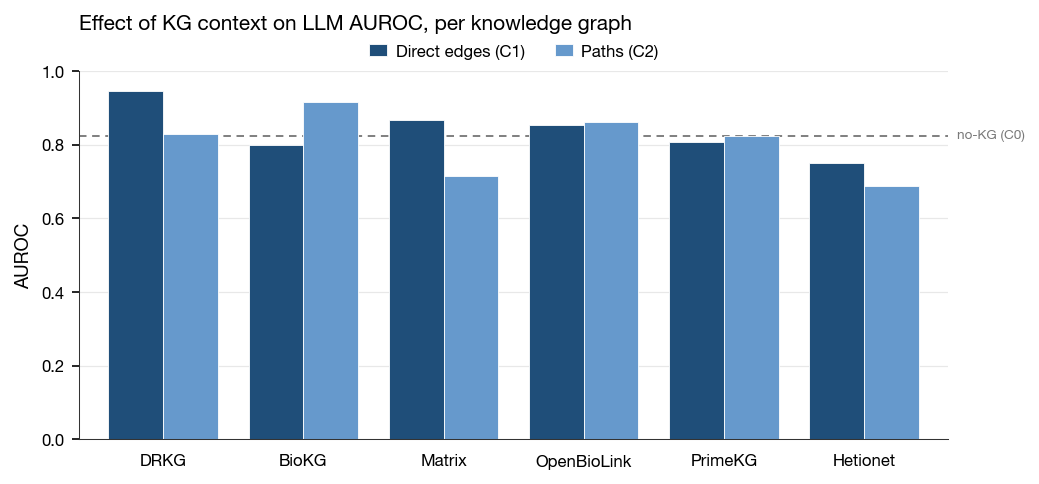
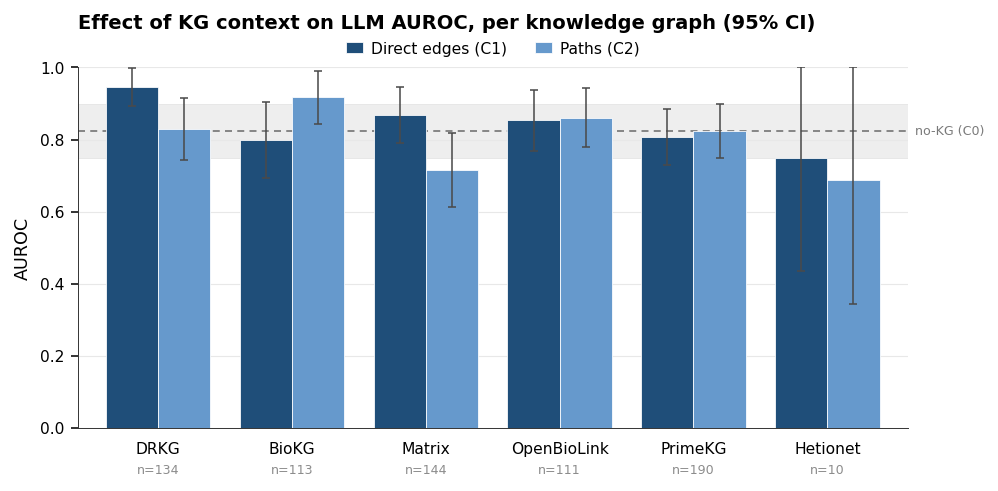
The change to this notebook cell's code, shown as a diff; its figure went from the first image to the second:
--- before
+++ after
@@ -1,5 +1,7 @@
-# Effect of KG context on LLM AUROC, per knowledge graph
+# Effect of KG context on LLM AUROC, per knowledge graph, with 95% CIs.
 # C0 (no KG) is constant across KGs; C1 (direct edges) and C2 (paths) are per-KG.
-C0      = float(auroc_kg['C0_no_kg'].dropna().iloc[0])
+# Error bars are Hanley-McNeil analytic 95% CIs.
+_c0 = auroc_ci_df[auroc_ci_df['condition'] == 'C0_no_kg']
+C0, C0_lo, C0_hi = float(_c0['auroc'].mean()), float(_c0['ci_lo'].mean()), float(_c0['ci_hi'].mean())
 COND    = [c for c in ['C1_direct', 'C2_paths'] if c in auroc_kg.columns]
 CLABEL  = {'C1_direct': 'Direct edges (C1)', 'C2_paths': 'Paths (C2)'}
@@ -11,5 +13,5 @@
 x, w = np.arange(len(kgs)), 0.78 / len(COND)
 
-fig, ax = plt.subplots(figsize=(7.0, 3.3))
+fig, ax = plt.subplots(figsize=(7.2, 3.6))
 ax.set_axisbelow(True)
 ax.yaxis.grid(True, color='#E8E8E8', lw=0.6, zorder=0)
@@ -17,6 +19,12 @@
 for i, c in enumerate(COND):
     vals = [auroc_kg.loc[k, c] for k in kgs]
+    lo   = [auroc_kg.loc[k, c] - cilo_kg.loc[k, c] for k in kgs]
+    hi   = [cihi_kg.loc[k, c] - auroc_kg.loc[k, c] for k in kgs]
     ax.bar(x + (i - (len(COND) - 1) / 2) * w, vals, w,
-           color=CCOLORS[c], label=CLABEL[c], edgecolor='white', linewidth=0.4, zorder=2)
+           color=CCOLORS[c], label=CLABEL[c], edgecolor='white', linewidth=0.4, zorder=2,
+           yerr=[lo, hi], error_kw=dict(ecolor='#4a4a4a', elinewidth=0.8,
+                                        capsize=2, capthick=0.8, zorder=3))
+# no-KG baseline: line plus a shaded 95% CI band.
+ax.axhspan(C0_lo, C0_hi, color='#7a7a7a', alpha=0.12, zorder=0)
 ax.axhline(C0, color='#7a7a7a', lw=0.9, ls=(0, (4, 3)), zorder=1)
 ax.annotate('no-KG (C0)', xy=(1.0, C0), xycoords=('axes fraction', 'data'),
@@ -30,9 +38,15 @@
 ax.tick_params(bottom=False)
 ax.set_xticklabels([KG_LABEL.get(k, k) for k in kgs])
+# pair counts under each KG (wide CIs on low-coverage KGs are expected).
+for i, k in enumerate(kgs):
+    nmax = int(auroc_ci_df[(auroc_ci_df.kg == k) & (auroc_ci_df.condition == 'C1_direct')]
+               [['n_pos', 'n_neg']].sum(axis=1).iloc[0])
+    ax.text(i, -0.10, f'n={nmax}', transform=ax.get_xaxis_transform(),
+            ha='center', va='top', fontsize=6.5, color='#8C8C8C')
 for s in ('top', 'right'):
     ax.spines[s].set_visible(False)
 ax.legend(frameon=False, ncol=len(COND), loc='lower center', bbox_to_anchor=(0.5, 1.01),
           handlelength=1.1, handletextpad=0.5, columnspacing=1.8, borderpad=0)
-ax.set_title('Effect of KG context on LLM AUROC, per knowledge graph',
+ax.set_title('Effect of KG context on LLM AUROC, per knowledge graph (95% CI)',
              loc='left', pad=20)
 fig.tight_layout()

Commit: nb09: add 95% confidence intervals to the AUROC table and figure